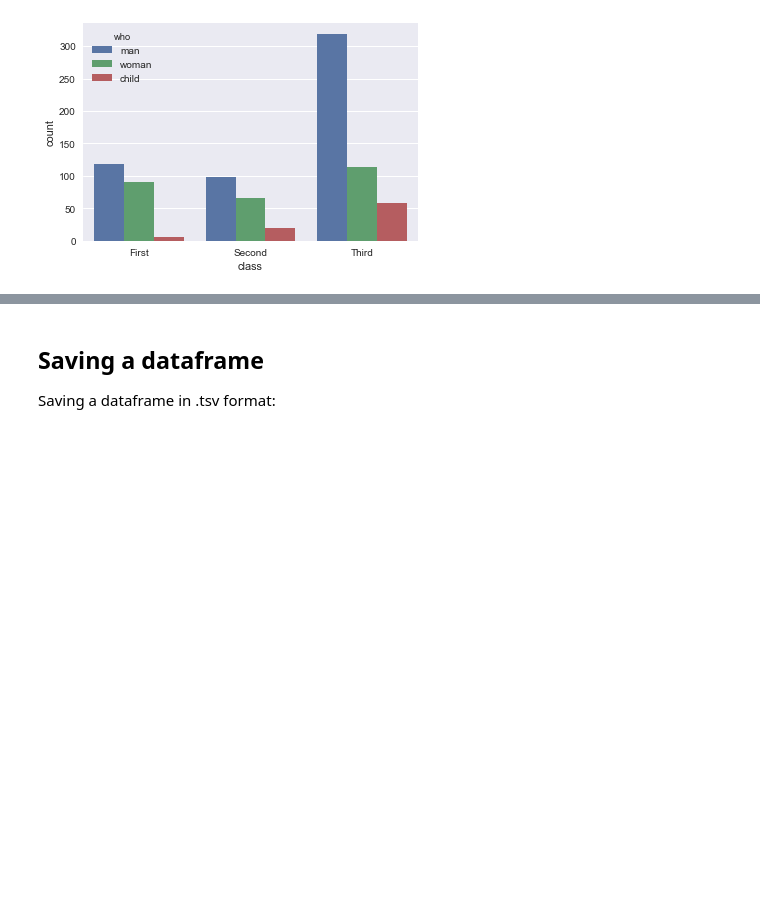
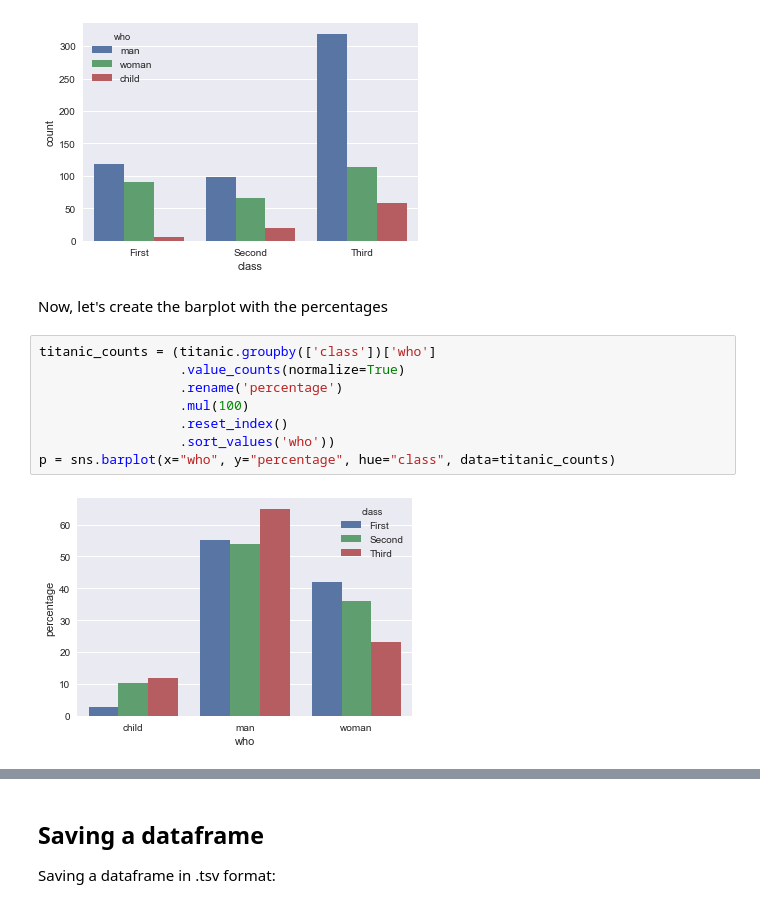
Before and after one commit to elowy01/PYTHON_NOTES, a Jupyter notebook: PANDAS/DATAFRAMES/Dataframe Notes.ipynb, the cells around one changed output, grey strips where cells are left out. Saved outputs shown, nothing was run; the diff lists cells and outputs as text; blank space fills up the shorter version.

```diff
--- a/PANDAS/DATAFRAMES/Dataframe Notes.ipynb
+++ b/PANDAS/DATAFRAMES/Dataframe Notes.ipynb
@@ -556,3 +591,15 @@ ax = sns.countplot(x="class", data=titanic)
 ax = sns.countplot(x="class", hue="who", data=titanic)
 # %% [output]
 [figure]
+# %% [markdown]
+Now, let's create the barplot with the percentages
+# %%
+titanic_counts = (titanic.groupby(['class'])['who']
+                  .value_counts(normalize=True)
+                  .rename('percentage')
+                  .mul(100)
+                  .reset_index()
+                  .sort_values('who'))
+p = sns.barplot(x="who", y="percentage", hue="class", data=titanic_counts)
+# %% [output]
+[figure, added]
```
Also changed, not shown: parts of 12 cells of this notebook, 1 other file.
